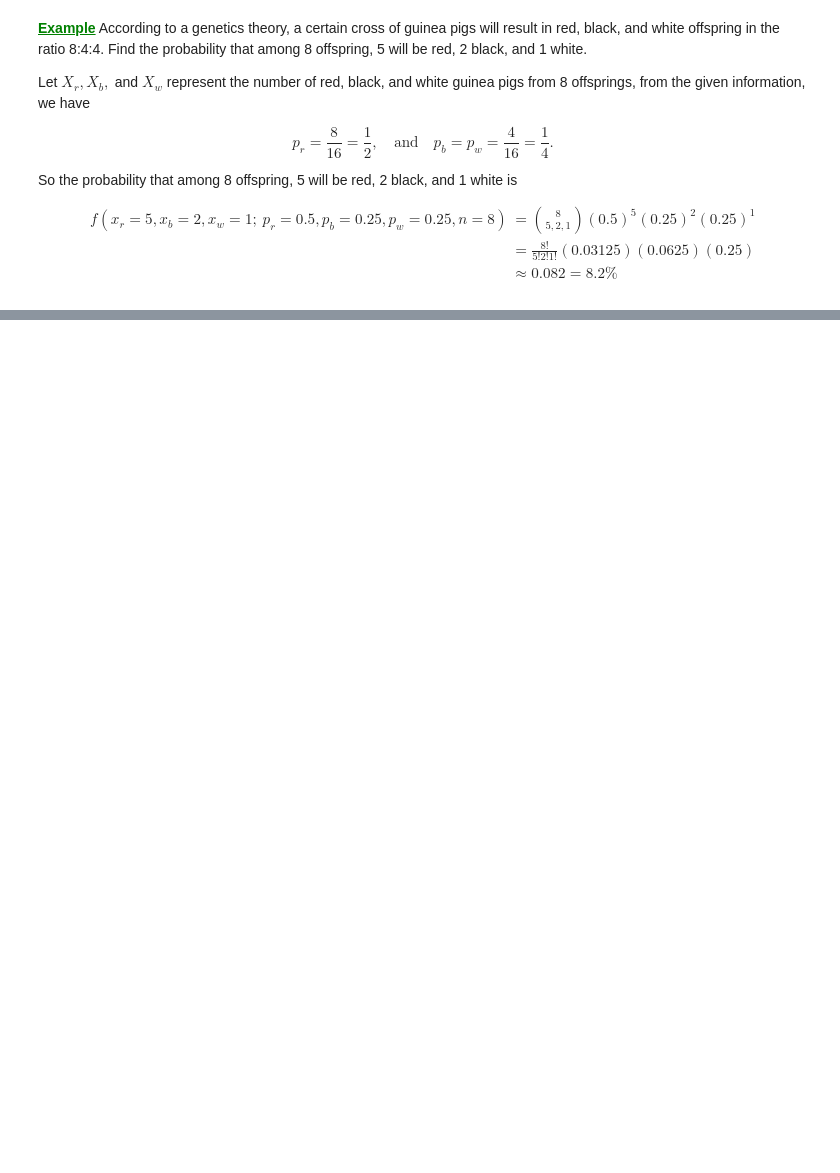
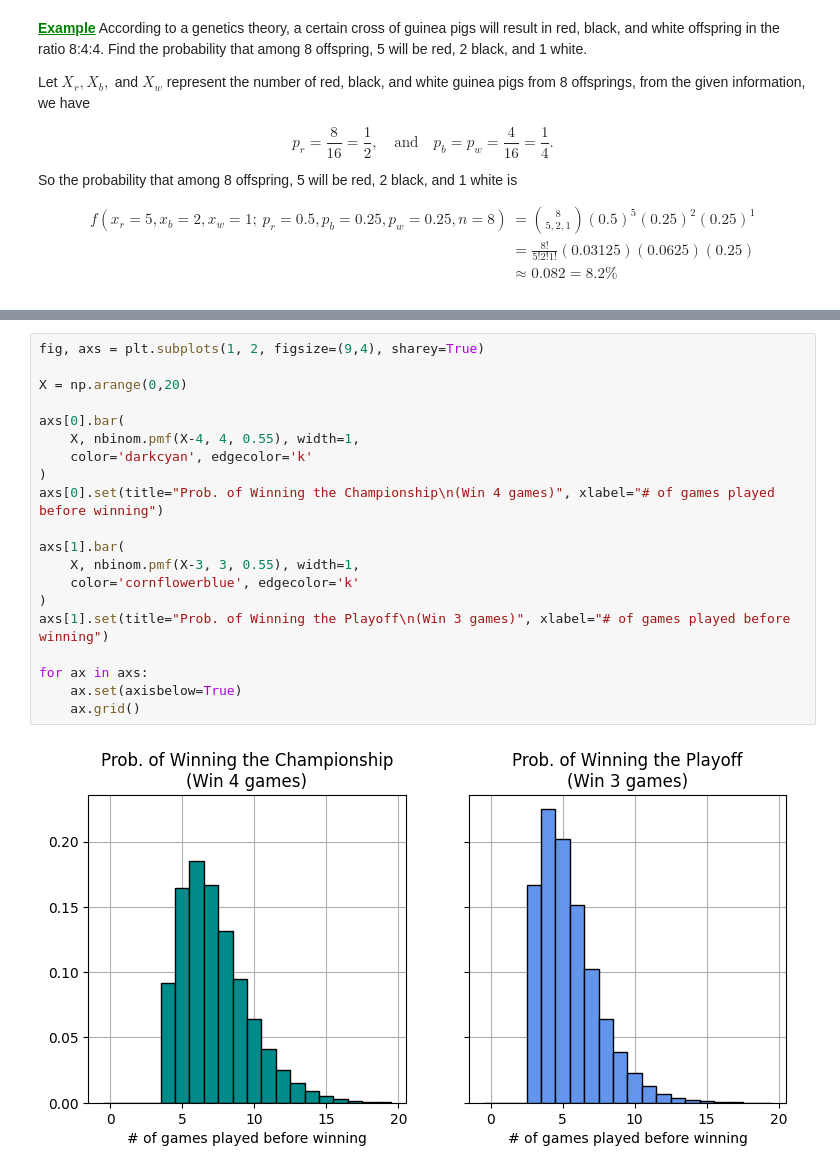
Before and after one commit to NEWisREAL1/Statistics-Notebooks, a Jupyter notebook: Chapter 6 - Well-Known Discrete Distribution.ipynb, the cells around one changed output, grey strips where cells are left out. Saved outputs shown, nothing was run; the diff lists cells and outputs as text; blank space fills up the shorter version.

```diff
--- a/Chapter 6 - Well-Known Discrete Distribution.ipynb
+++ b/Chapter 6 - Well-Known Discrete Distribution.ipynb
@@ -271,0 +469,22 @@ $$
+# %%
+fig, axs = plt.subplots(1, 2, figsize=(9,4), sharey=True)
+
+X = np.arange(0,20)
+
+axs[0].bar(
+    X, nbinom.pmf(X-4, 4, 0.55), width=1,
+    color='darkcyan', edgecolor='k'
+)
+axs[0].set(title="Prob. of Winning the Championship\n(Win 4 games)", xlabel="# of games played before winning")
+
+axs[1].bar(
+    X, nbinom.pmf(X-3, 3, 0.55), width=1,
+    color='cornflowerblue', edgecolor='k'
+)
+axs[1].set(title="Prob. of Winning the Playoff\n(Win 3 games)", xlabel="# of games played before winning")
+
+for ax in axs:
+    ax.set(axisbelow=True)
+    ax.grid()
+# %% [output]
+[figure, added]
```
Also changed, not shown: parts of 41 cells of this notebook.
